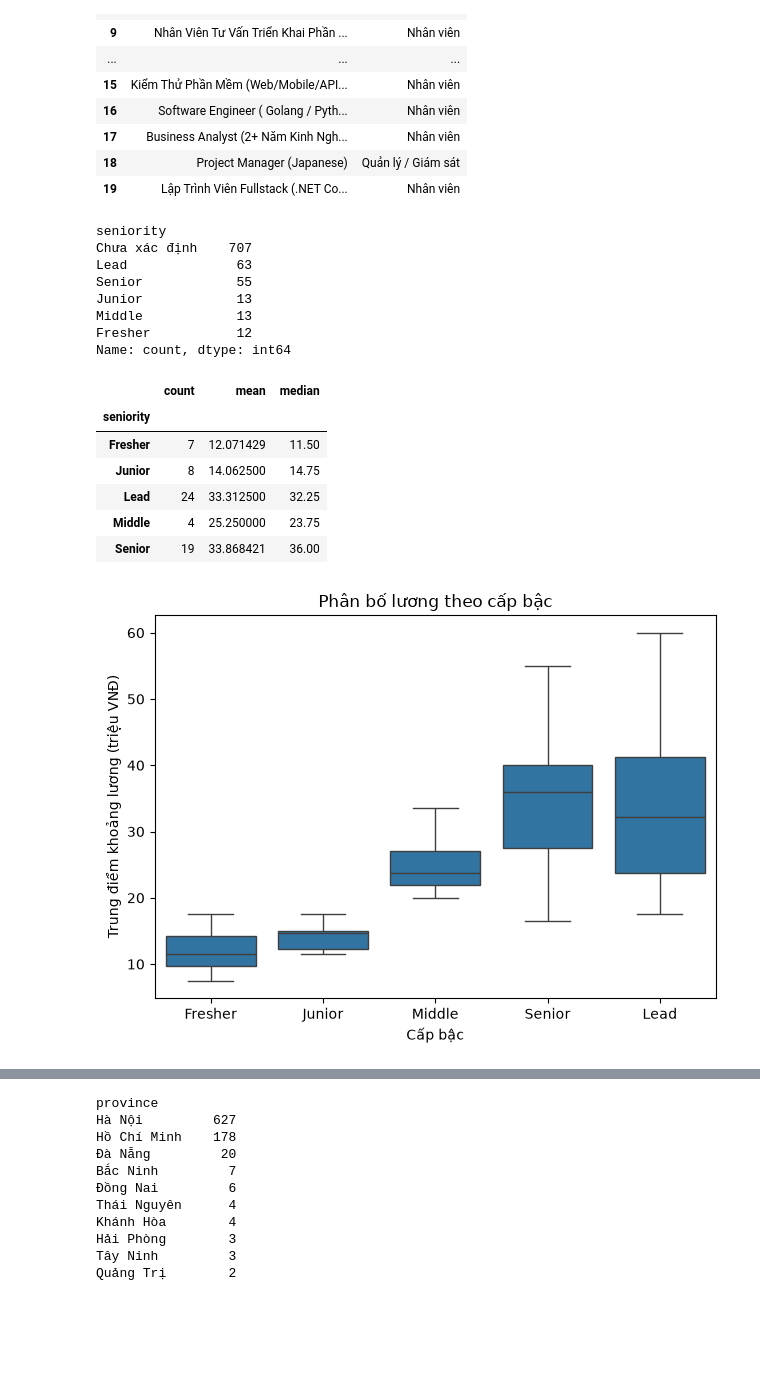
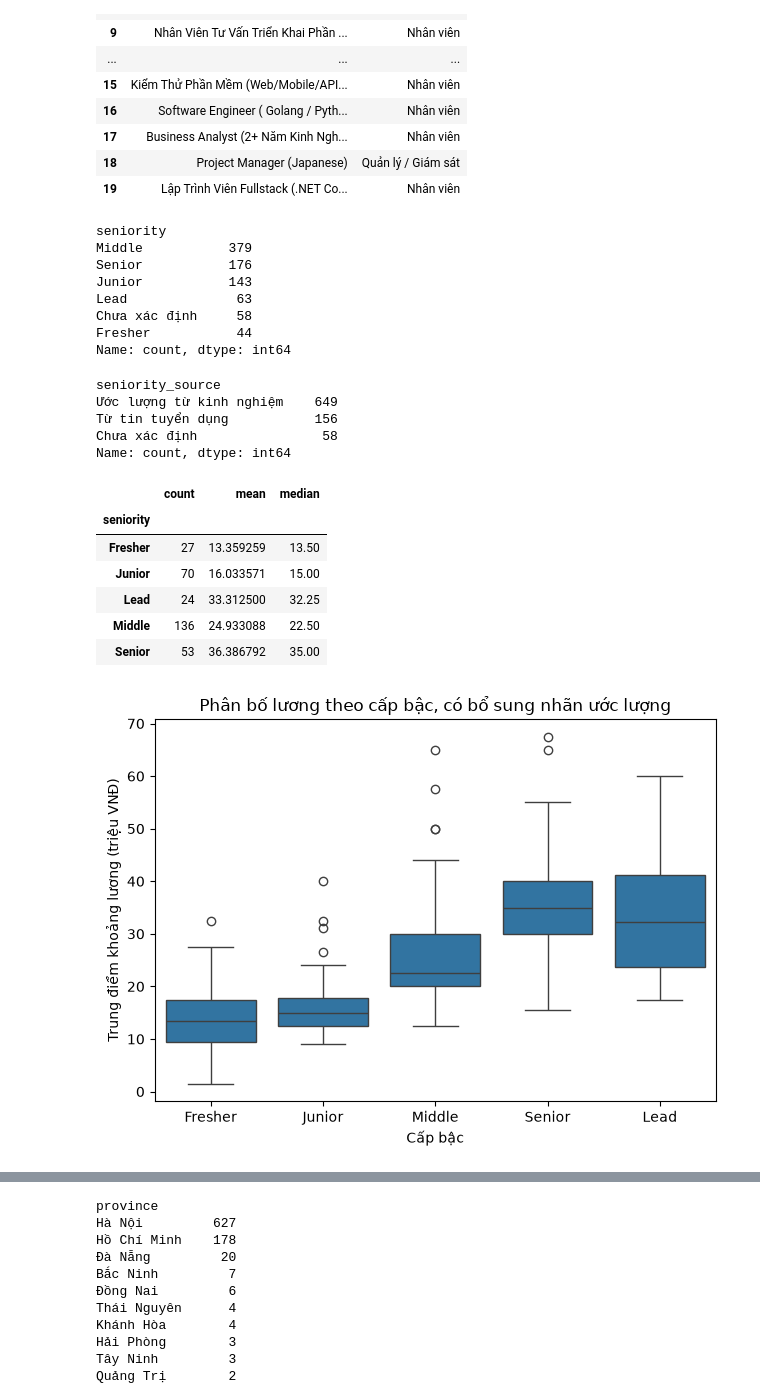
Before and after one commit to maithanhai/data-mining, a Jupyter notebook: notebooks/Nhom07_MiningPipeline.ipynb, the cells around one changed output, grey strips where cells are left out. Saved outputs shown, nothing was run; the diff lists cells and outputs as text; code cells hidden in the pictures; blank space fills up the shorter version.

Commit message:
Bo sung cap bac uoc luong tu kinh nghiem

```diff
--- a/notebooks/Nhom07_MiningPipeline.ipynb
+++ b/notebooks/Nhom07_MiningPipeline.ipynb
@@ -1043,21 +1043,66 @@ def get_seniority(row):
 
     return "Chưa xác định"
 
-df_eda["seniority"] = df_eda.apply(
+df_eda["seniority_from_job"] = df_eda.apply(
     get_seniority,
     axis=1
 )
 
+experience_to_seniority = {
+    "Dưới 1 năm": "Fresher",
+    "1 năm": "Junior",
+    "2 năm": "Middle",
+    "3 năm": "Middle",
+    "4 năm": "Senior",
+    "5 năm": "Senior",
+    "Trên 5 năm": "Senior"
+}
+
+df_eda["seniority"] = df_eda["seniority_from_job"].copy()
+
+missing_level = (
+    df_eda["seniority_from_job"] == "Chưa xác định"
+)
+
+df_eda.loc[missing_level, "seniority"] = (
+    df_eda.loc[missing_level, "experience"]
+    .map(experience_to_seniority)
+    .fillna("Chưa xác định")
+)
+
+df_eda["seniority_source"] = "Chưa xác định"
+
+df_eda.loc[
+    ~missing_level,
+    "seniority_source"
+] = "Từ tin tuyển dụng"
+
+estimated_level = (
+    missing_level
+    & (df_eda["seniority"] != "Chưa xác định")
+)
+
+df_eda.loc[
+    estimated_level,
+    "seniority_source"
+] = "Ước lượng từ kinh nghiệm"
+
 display(df_eda["seniority"].value_counts())
+display(df_eda["seniority_source"].value_counts())
 # %% [output]
 seniority
-Chưa xác định    707
+Middle           379
+Senior           176
+Junior           143
 Lead              63
-Senior            55
-Junior            13
-Middle            13
-Fresher           12
+Chưa xác định     58
+Fresher           44
 Name: count, dtype: int64
+seniority_source
+Ước lượng từ kinh nghiệm    649
+Từ tin tuyển dụng           156
+Chưa xác định                58
+Name: count, dtype: int64
 # %%
 salary_df = df_eda.dropna(
     subset=["salary_min", "salary_max"]
@@ -1080,34 +1125,34 @@ display(
 # %% [output]
 |  | count | mean | median |
 | seniority |  |  |  |
-| Fresher | 7 | 12.071429 | 11.50 |
-| Junior | 8 | 14.062500 | 14.75 |
+| Fresher | 27 | 13.359259 | 13.50 |
+| Junior | 70 | 16.033571 | 15.00 |
 | Lead | 24 | 33.312500 | 32.25 |
-| Middle | 4 | 25.250000 | 23.75 |
-| Senior | 19 | 33.868421 | 36.00 |
+| Middle | 136 | 24.933088 | 22.50 |
+| Senior | 53 | 36.386792 | 35.00 |
 # %%
 if level_salary.empty:
     print("Chưa có tin vừa xác định cấp bậc vừa đủ hai cận lương.")
 else:
     sns.boxplot(
         data=level_salary,
         x="seniority",
         y="salary_mid_million",
         order=["Fresher", "Junior", "Middle", "Senior", "Lead"]
     )
 
     plt.xlabel("Cấp bậc")
     plt.ylabel("Trung điểm khoảng lương (triệu VNĐ)")
-    plt.title("Phân bố lương theo cấp bậc")
+    plt.title("Phân bố lương theo cấp bậc, có bổ sung nhãn ước lượng")
     plt.tight_layout()
     plt.savefig(
         figures_dir / "salary_by_seniority.png",
         dpi=150,
         bbox_inches="tight"
     )
     plt.show()
 # %% [output]
-[figure, old version]
+[figure, new version]
 # %% [markdown]
 ### Nhận xét lương theo cấp bậc
 
```
Also changed, not shown: parts of 11 cells of this notebook, 3 other files.
